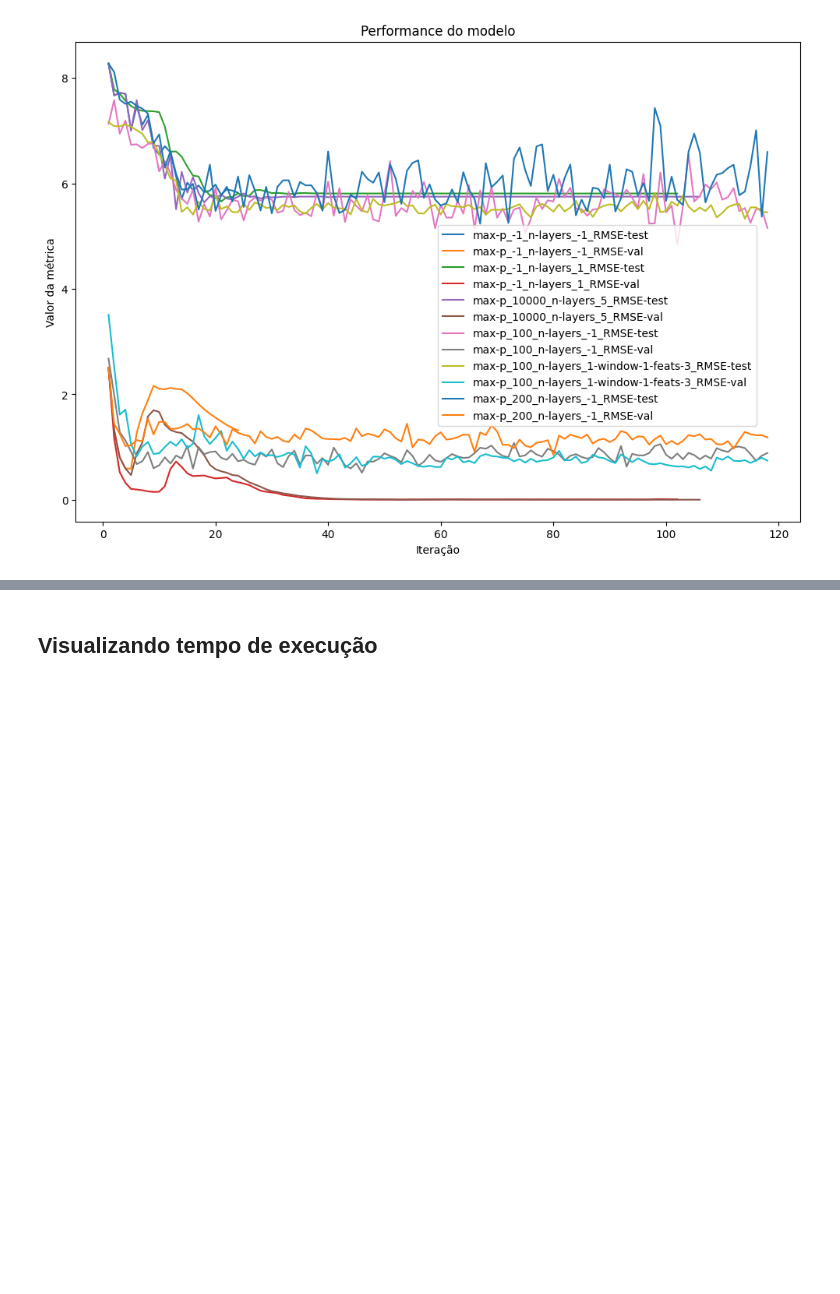
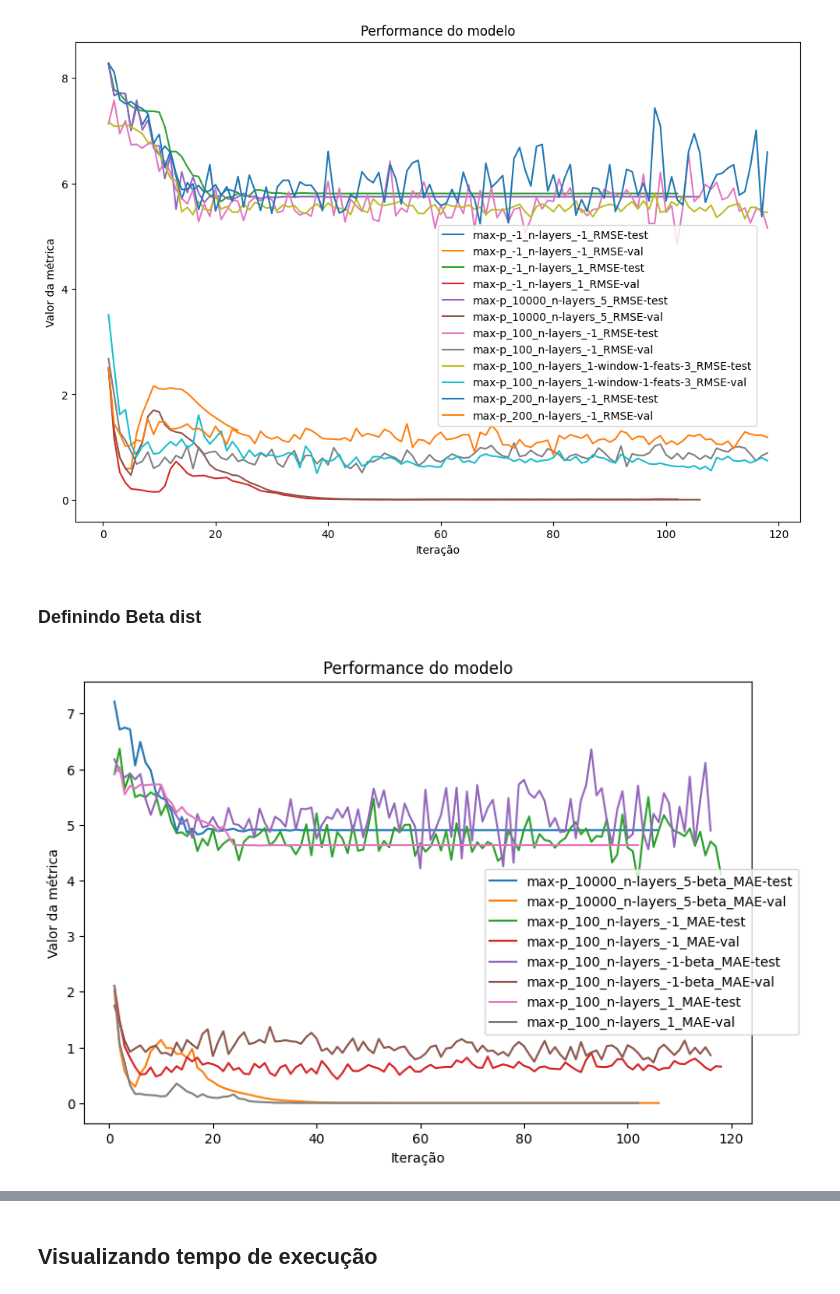
Before and after one commit to georgeteodoro/petroiageo, a Jupyter notebook: data/ANP/results/area_1/resultados-viz.ipynb, the cells around one changed output, grey strips where cells are left out. Saved outputs shown, nothing was run; the diff lists cells and outputs as text; code cells hidden in the pictures; blank space fills up the shorter version.

```diff
--- a/data/ANP/results/area_1/resultados-viz.ipynb
+++ b/data/ANP/results/area_1/resultados-viz.ipynb
@@ -296,3 +321,15 @@ plt.savefig("perf1.jpg")
 plt.show()
 # %% [output]
 [figure]
+# %% [markdown]
+### Definindo Beta dist
+# %%
+plt.figure(figsize=(9,6))
+plot_errors(folder_to_results_map, val=True, test=True, metrics=['MAE'],
+            target_dirs=["max-p_100_n-layers_-1-beta", "max-p_100_n-layers_1",
+                         "max-p_100_n-layers_-1", "max-p_10000_n-layers_5-beta"])
+plt.title("Performance do modelo")
+plt.legend(loc=(0.6, 0.2))
+plt.show()
+# %% [output]
+[figure, added]
```
Also changed, not shown: parts of 15 cells of this notebook, 19 other files.
